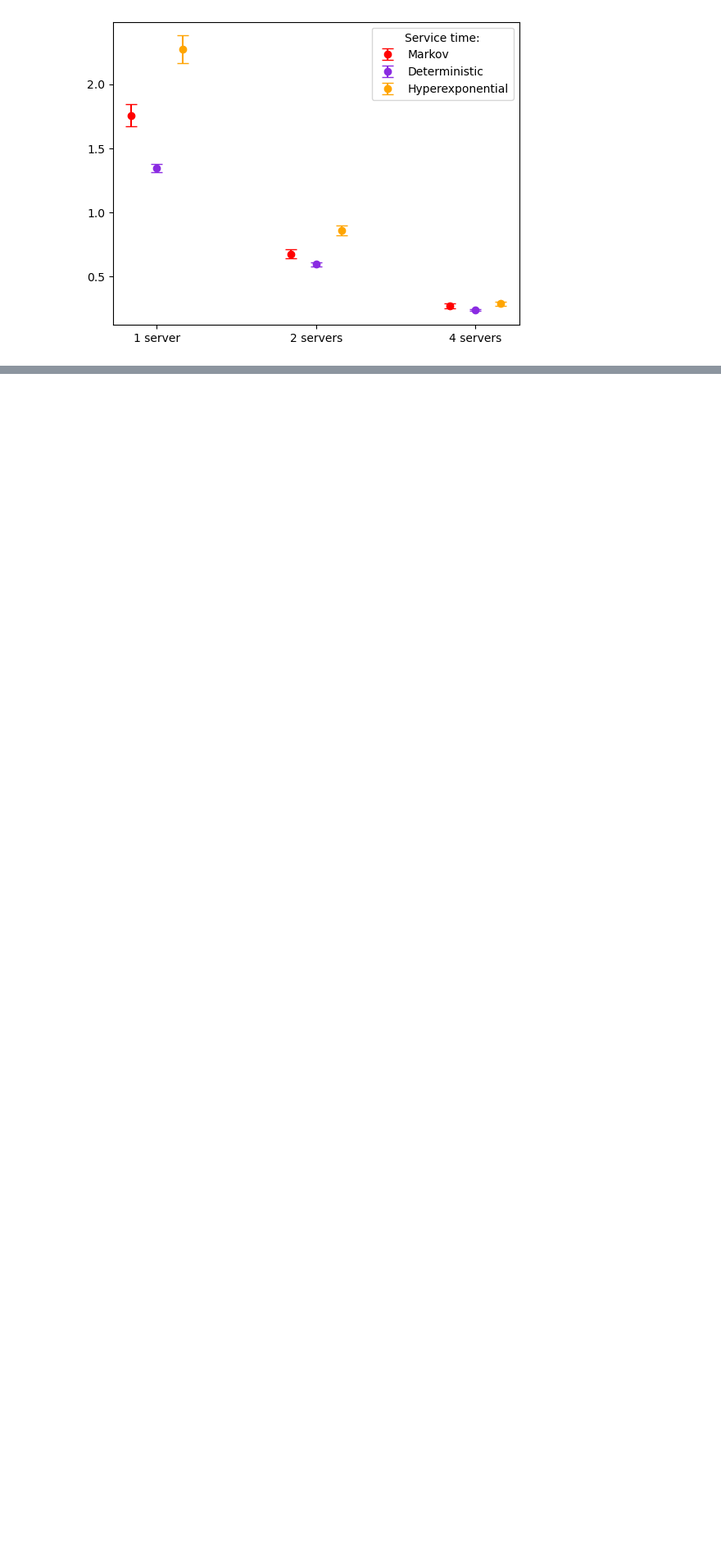
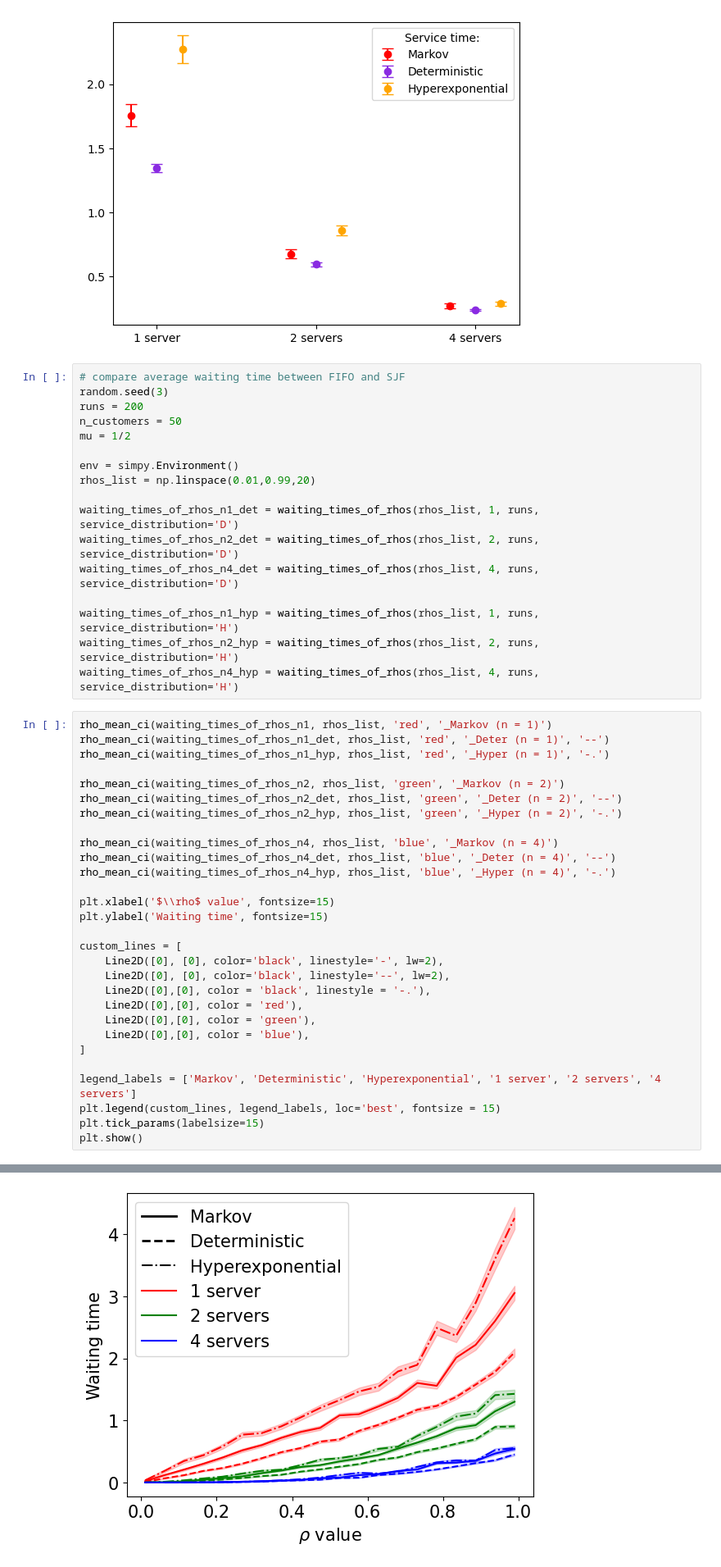
Before and after one commit to LoesBijman/stochastic_2, a Jupyter notebook: assignment_2.ipynb, the cells around one changed output, grey strips where cells are left out. Shown at 82% size. Saved outputs shown, nothing was run; the diff lists cells and outputs as text; blank space fills up the shorter version.

```diff
--- a/assignment_2.ipynb
+++ b/assignment_2.ipynb
@@ -408,3 +457,50 @@ plt.legend(title="Service time:")
 plt.show()
 # %% [output]
 [figure]
+# %%
+# compare average waiting time between FIFO and SJF
+random.seed(3)
+runs = 200
+n_customers = 50
+mu = 1/2
+
+env = simpy.Environment()
+rhos_list = np.linspace(0.01,0.99,20)
+
+waiting_times_of_rhos_n1_det = waiting_times_of_rhos(rhos_list, 1, runs, service_distribution='D')
+waiting_times_of_rhos_n2_det = waiting_times_of_rhos(rhos_list, 2, runs, service_distribution='D')
+waiting_times_of_rhos_n4_det = waiting_times_of_rhos(rhos_list, 4, runs, service_distribution='D')
+
+waiting_times_of_rhos_n1_hyp = waiting_times_of_rhos(rhos_list, 1, runs, service_distribution='H')
+waiting_times_of_rhos_n2_hyp = waiting_times_of_rhos(rhos_list, 2, runs, service_distribution='H')
+waiting_times_of_rhos_n4_hyp = waiting_times_of_rhos(rhos_list, 4, runs, service_distribution='H')
+# %%
+rho_mean_ci(waiting_times_of_rhos_n1, rhos_list, 'red', '_Markov (n = 1)')
+rho_mean_ci(waiting_times_of_rhos_n1_det, rhos_list, 'red', '_Deter (n = 1)', '--')
+rho_mean_ci(waiting_times_of_rhos_n1_hyp, rhos_list, 'red', '_Hyper (n = 1)', '-.')
+
+rho_mean_ci(waiting_times_of_rhos_n2, rhos_list, 'green', '_Markov (n = 2)')
+rho_mean_ci(waiting_times_of_rhos_n2_det, rhos_list, 'green', '_Deter (n = 2)', '--')
+rho_mean_ci(waiting_times_of_rhos_n2_hyp, rhos_list, 'green', '_Hyper (n = 2)', '-.')
+
+rho_mean_ci(waiting_times_of_rhos_n4, rhos_list, 'blue', '_Markov (n = 4)')
+rho_mean_ci(waiting_times_of_rhos_n4_det, rhos_list, 'blue', '_Deter (n = 4)', '--')
+rho_mean_ci(waiting_times_of_rhos_n4_hyp, rhos_list, 'blue', '_Hyper (n = 4)', '-.')
+
+plt.xlabel('$\\rho$ value', fontsize=15)
+plt.ylabel('Waiting time', fontsize=15)
+
+custom_lines = [
+    Line2D([0], [0], color='black', linestyle='-', lw=2),
+    Line2D([0], [0], color='black', linestyle='--', lw=2),
+    Line2D([0],[0], color = 'black', linestyle = '-.'),
+    Line2D([0],[0], color = 'red'),
+    Line2D([0],[0], color = 'green'),
+    Line2D([0],[0], color = 'blue'),
+]
+
+legend_labels = ['Markov', 'Deterministic', 'Hyperexponential', '1 server', '2 servers', '4 servers']
+plt.legend(custom_lines, legend_labels, loc='best', fontsize = 15)
+plt.tick_params(labelsize=15)
+plt.show()
+# %% [output]
@@ -410,0 +516 @@ plt.show()
+[figure, added]
```
Also changed, not shown: parts of 13 cells of this notebook, 3 other files.
